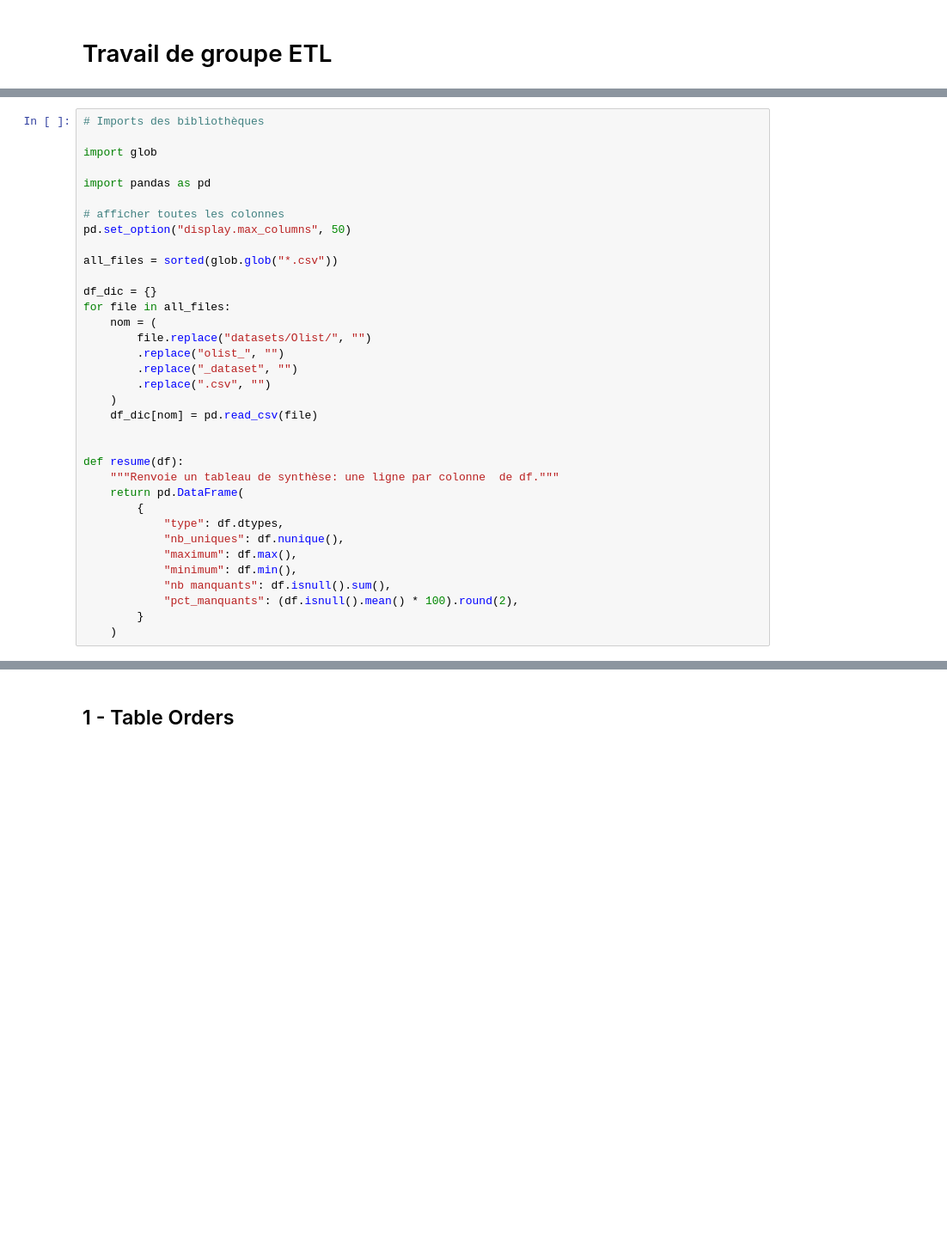
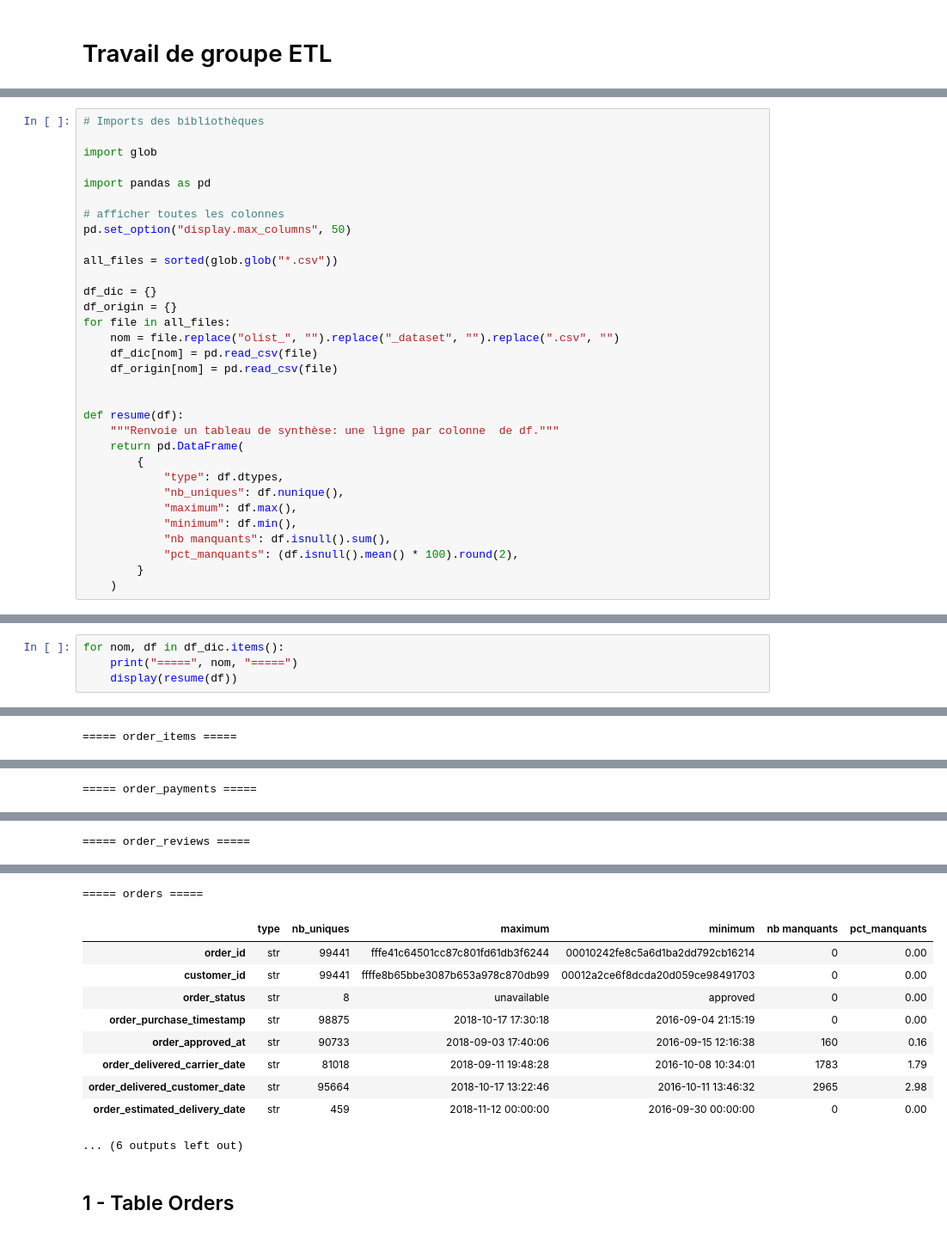
Before and after one commit to RodWeb-dev/ETL-Groupe, a Jupyter notebook: ETL-goupe.ipynb, the cells around one changed output, grey strips where cells are left out. Shown at 86% size. Drawn from its saved outputs; the diff is of its cells as text; blank space fills up the shorter version.

```diff
--- a/ETL-goupe.ipynb
+++ b/ETL-goupe.ipynb
@@ -13,14 +15,11 @@ pd.set_option("display.max_columns", 50)
 all_files = sorted(glob.glob("*.csv"))
 
 df_dic = {}
+df_origin = {}
 for file in all_files:
-    nom = (
-        file.replace("datasets/Olist/", "")
-        .replace("olist_", "")
-        .replace("_dataset", "")
-        .replace(".csv", "")
-    )
+    nom = file.replace("olist_", "").replace("_dataset", "").replace(".csv", "")
     df_dic[nom] = pd.read_csv(file)
+    df_origin[nom] = pd.read_csv(file)
 
 
 def resume(df):
@@ -37,0 +39,5 @@ def resume(df):
+# %%
+for nom, df in df_dic.items():
+    print("=====", nom, "=====")
+    display(resume(df))
+# %% [output]
@@ -37,0 +58 @@ def resume(df):
+===== order_items =====
@@ -37,0 +67 @@ def resume(df):
+===== order_payments =====
@@ -37,0 +74 @@ def resume(df):
+===== order_reviews =====
@@ -38,3 +83,14 @@ def resume(df):
+===== orders =====
+|  | type | nb_uniques | maximum | minimum | nb manquants | pct_manquants |
+| order_id | str | 99441 | fffe41c64501cc87c801fd61db3f6244 | 00010242fe8c5a6d1ba2dd792cb16214 | 0 | 0.00 |
+| customer_id | str | 99441 | ffffe8b65bbe3087b653a978c870db99 | 00012a2ce6f8dcda20d059ce98491703 | 0 | 0.00 |
+| order_status | str | 8 | unavailable | approved | 0 | 0.00 |
+| order_purchase_timestamp | str | 98875 | 2018-10-17 17:30:18 | 2016-09-04 21:15:19 | 0 | 0.00 |
+| order_approved_at | str | 90733 | 2018-09-03 17:40:06 | 2016-09-15 12:16:38 | 160 | 0.16 |
+| order_delivered_carrier_date | str | 81018 | 2018-09-11 19:48:28 | 2016-10-08 10:34:01 | 1783 | 1.79 |
+| order_delivered_customer_date | str | 95664 | 2018-10-17 13:22:46 | 2016-10-11 13:46:32 | 2965 | 2.98 |
+| order_estimated_delivery_date | str | 459 | 2018-11-12 00:00:00 | 2016-09-30 00:00:00 | 0 | 0.00 |
+... (6 outputs left out)
 # %% [markdown]
 ## 1 - Table Orders
 # %%
```
Also changed, not shown: parts of 18 cells of this notebook.
